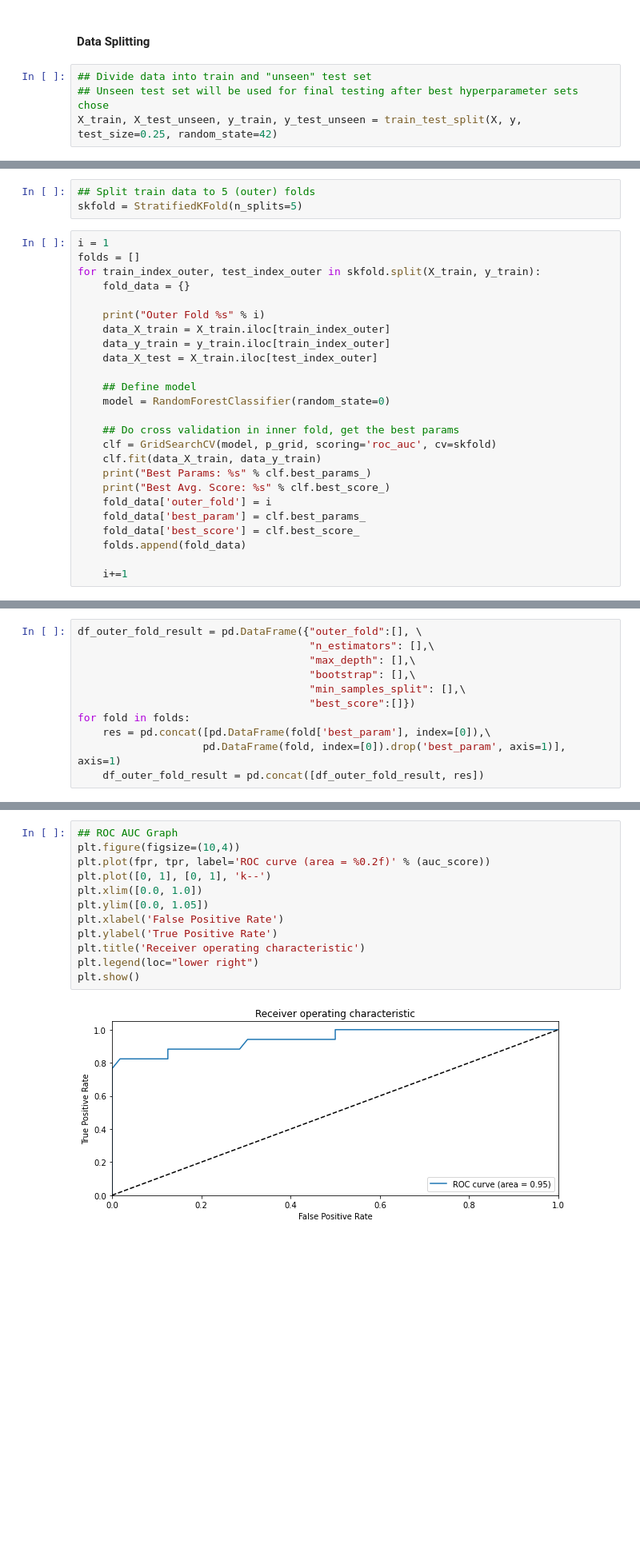
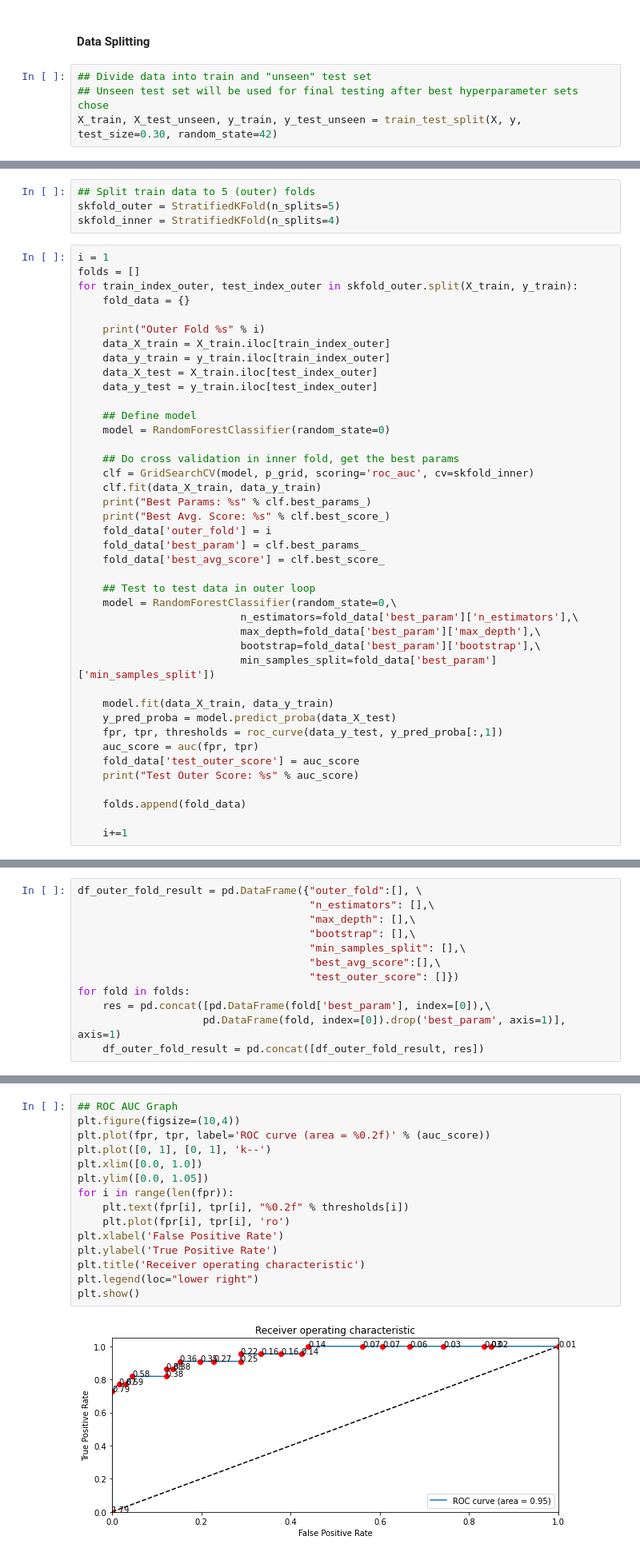
Before and after one commit to bahyhelmihp/web-crawler, a Jupyter notebook: api/datasets/Modelling-RandomForest.ipynb, the cells around one changed output, grey strips where cells are left out. Shown: that part at 80% size. Drawn from its saved outputs; the diff is of its cells as text; blank space fills up the shorter version.

Commit message:
70:30 train test, add summary

```diff
--- a/api/datasets/Modelling-RandomForest.ipynb
+++ b/api/datasets/Modelling-RandomForest.ipynb
@@ -75,7 +75,7 @@ Adopted from: https://weina.me/nested-cross-validation/
 # %%
 ## Divide data into train and "unseen" test set
 ## Unseen test set will be used for final testing after best hyperparameter sets chose
-X_train, X_test_unseen, y_train, y_test_unseen = train_test_split(X, y, test_size=0.25, random_state=42)
+X_train, X_test_unseen, y_train, y_test_unseen = train_test_split(X, y, test_size=0.30, random_state=42)
 # %%
 y_train.value_counts()
 # %% [output]
@@ -98,29 +98,46 @@ p_grid = {"n_estimators": [10, 25, 50, 75, 100],
           "min_samples_split": [3,5,7]}
 # %%
 ## Split train data to 5 (outer) folds
-skfold = StratifiedKFold(n_splits=5)
+skfold_outer = StratifiedKFold(n_splits=5)
+skfold_inner = StratifiedKFold(n_splits=4)
 # %%
 i = 1
 folds = []
-for train_index_outer, test_index_outer in skfold.split(X_train, y_train):
+for train_index_outer, test_index_outer in skfold_outer.split(X_train, y_train):
     fold_data = {}
 
     print("Outer Fold %s" % i)
     data_X_train = X_train.iloc[train_index_outer]
     data_y_train = y_train.iloc[train_index_outer]
     data_X_test = X_train.iloc[test_index_outer]
+    data_y_test = y_train.iloc[test_index_outer]
 
     ## Define model
     model = RandomForestClassifier(random_state=0)
 
     ## Do cross validation in inner fold, get the best params
-    clf = GridSearchCV(model, p_grid, scoring='roc_auc', cv=skfold)
+    clf = GridSearchCV(model, p_grid, scoring='roc_auc', cv=skfold_inner)
     clf.fit(data_X_train, data_y_train)
     print("Best Params: %s" % clf.best_params_)
     print("Best Avg. Score: %s" % clf.best_score_)
     fold_data['outer_fold'] = i
     fold_data['best_param'] = clf.best_params_
-    fold_data['best_score'] = clf.best_score_
+    fold_data['best_avg_score'] = clf.best_score_
+
+    ## Test to test data in outer loop
+    model = RandomForestClassifier(random_state=0,\
+                          n_estimators=fold_data['best_param']['n_estimators'],\
+                          max_depth=fold_data['best_param']['max_depth'],\
+                          bootstrap=fold_data['best_param']['bootstrap'],\
+                          min_samples_split=fold_data['best_param']['min_samples_split'])
+
+    model.fit(data_X_train, data_y_train)
+    y_pred_proba = model.predict_proba(data_X_test)
+    fpr, tpr, thresholds = roc_curve(data_y_test, y_pred_proba[:,1])
+    auc_score = auc(fpr, tpr)
+    fold_data['test_outer_score'] = auc_score
+    print("Test Outer Score: %s" % auc_score)
+
     folds.append(fold_data)
 
     i+=1
@@ -166,7 +188,8 @@ df_outer_fold_result = pd.DataFrame({"outer_fold":[], \
                                      "max_depth": [],\
                                      "bootstrap": [],\
                                      "min_samples_split": [],\
-                                     "best_score":[]})
+                                     "best_avg_score":[],\
+                                     "test_outer_score": []})
 for fold in folds:
     res = pd.concat([pd.DataFrame(fold['best_param'], index=[0]),\
                     pd.DataFrame(fold, index=[0]).drop('best_param', axis=1)], axis=1)
@@ -286,14 +372,17 @@ False Negative: 3
 # %%
 ## ROC AUC Graph
 plt.figure(figsize=(10,4))
 plt.plot(fpr, tpr, label='ROC curve (area = %0.2f)' % (auc_score))
 plt.plot([0, 1], [0, 1], 'k--')
 plt.xlim([0.0, 1.0])
 plt.ylim([0.0, 1.05])
+for i in range(len(fpr)):
+    plt.text(fpr[i], tpr[i], "%0.2f" % thresholds[i])
+    plt.plot(fpr[i], tpr[i], 'ro')
 plt.xlabel('False Positive Rate')
 plt.ylabel('True Positive Rate')
 plt.title('Receiver operating characteristic')
 plt.legend(loc="lower right")
 plt.show()
 # %% [output]
-[figure, old version]
+[figure, new version]
```
Also changed, not shown: parts of 17 cells of this notebook, 4 other files.
